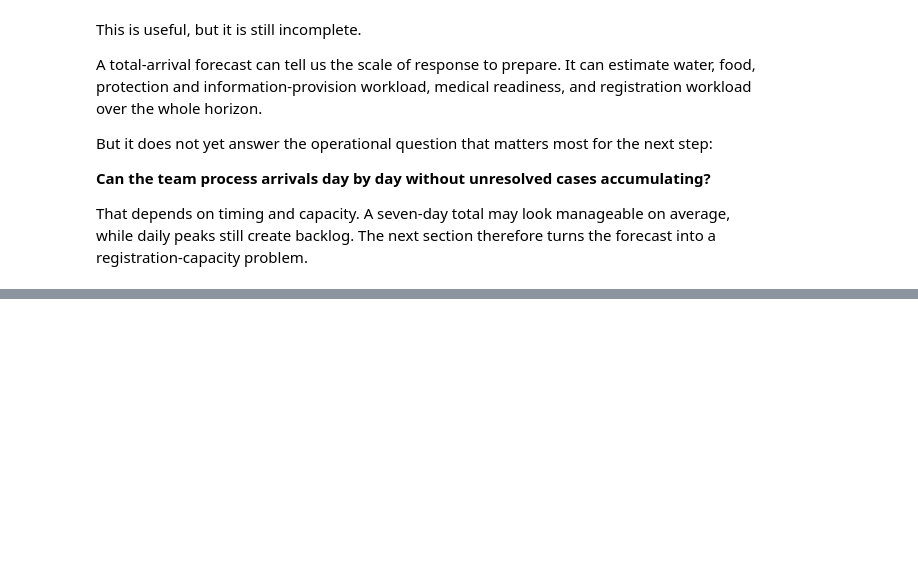
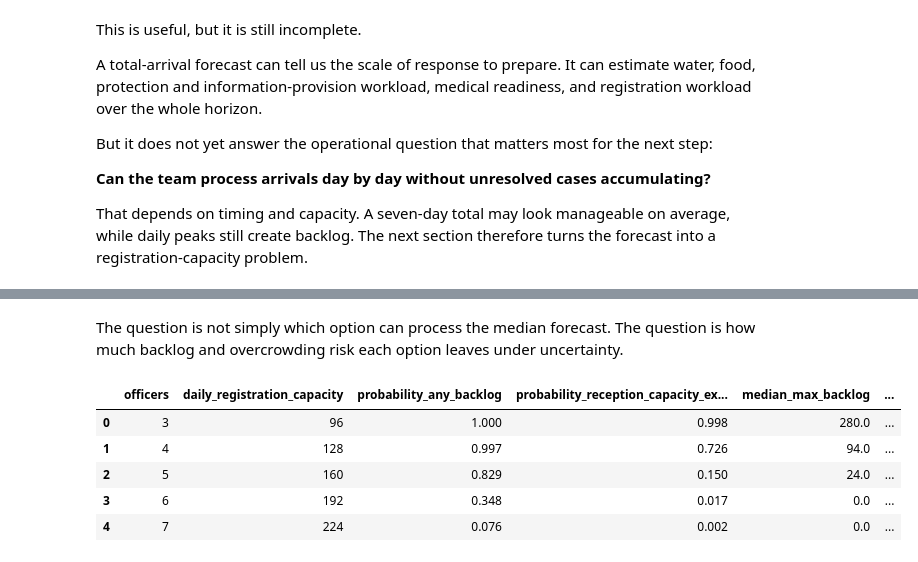
Before and after one commit to kcsongor011/humanitarian_decision_toolkit, a Jupyter notebook: notebooks/forecasting/arrival_dynamics_1_short_term_border_arrivals.ipynb, the cells around one changed output, grey strips where cells are left out. Saved outputs shown, nothing was run; the diff lists cells and outputs as text; code cells hidden in the pictures; blank space fills up the shorter version.

```diff
--- a/notebooks/forecasting/arrival_dynamics_1_short_term_border_arrivals.ipynb
+++ b/notebooks/forecasting/arrival_dynamics_1_short_term_border_arrivals.ipynb
@@ -1086,0 +1237,2 @@ That depends on timing and capacity. A seven-day total may look manageable on av
+# %% [markdown]
+The question is not simply which option can process the median forecast. The question is how much backlog and overcrowding risk each option leaves under uncertainty.
@@ -1086,0 +1250,34 @@ That depends on timing and capacity. A seven-day total may look manageable on av
+# %%
+backlog_risk_display = forecast_days_24_30_backlog_risk.loc[
+    :,
+    [
+        "officers",
+        "daily_registration_capacity",
+        "probability_any_backlog",
+        "probability_reception_capacity_exceeded",
+        "median_max_backlog",
+        "p90_max_backlog",
+        "probability_backlog_persists_at_horizon_end",
+        "median_backlog_person_days",
+        "p90_backlog_person_days",
+    ],
+].copy()
+
+backlog_risk_display.round(
+    {
+        "probability_any_backlog": 3,
+        "probability_reception_capacity_exceeded": 3,
+        "median_max_backlog": 1,
+        "p90_max_backlog": 1,
+        "probability_backlog_persists_at_horizon_end": 3,
+        "median_backlog_person_days": 1,
+        "p90_backlog_person_days": 1,
+    }
+)
+# %% [output]
+|  | officers | daily_registration_capacity | probability_any_backlog | probability_reception_capacity_ex... | median_max_backlog | ... |
+| 0 | 3 | 96 | 1.000 | 0.998 | 280.0 | ... |
+| 1 | 4 | 128 | 0.997 | 0.726 | 94.0 | ... |
+| 2 | 5 | 160 | 0.829 | 0.150 | 24.0 | ... |
+| 3 | 6 | 192 | 0.348 | 0.017 | 0.0 | ... |
+| 4 | 7 | 224 | 0.076 | 0.002 | 0.0 | ... |
```
Also changed, not shown: parts of 20 cells of this notebook.
